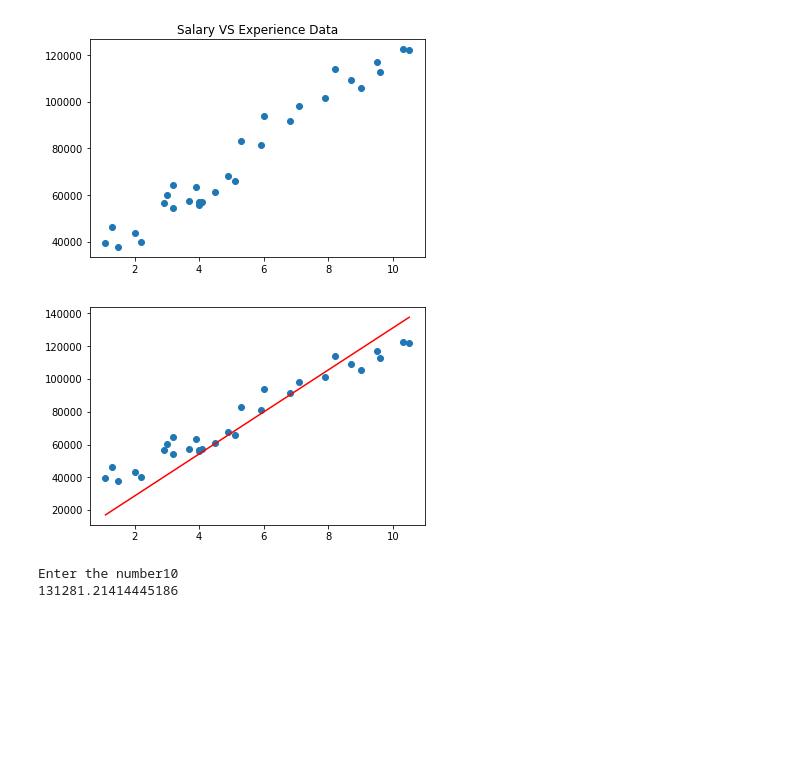
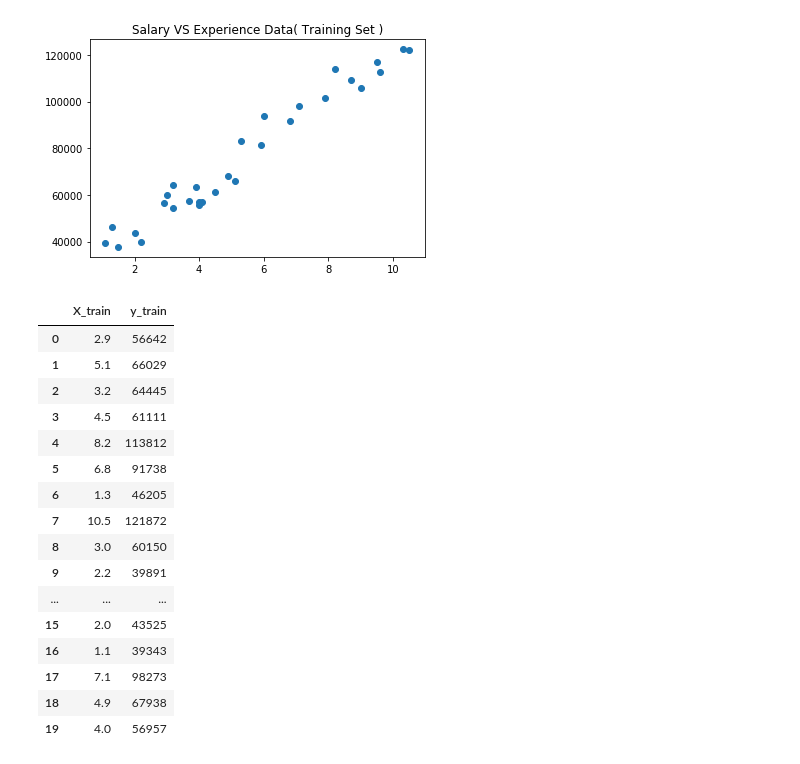
Before and after one commit to animeshsingh04/LinearRegression, a Jupyter notebook: Gradient_Descent_linear_Regression.ipynb, the cells around one changed output. Drawn from its saved outputs; the diff is of its cells as text; code cells hidden in the pictures; blank space fills up the shorter version.

```diff
--- a/Gradient_Descent_linear_Regression.ipynb
+++ b/Gradient_Descent_linear_Regression.ipynb
@@ -5,12 +7,12 @@ import matplotlib.pyplot as plt
 # %%
 def readfile(filename):
     data = pd.read_csv('salary_data.csv')
-    X = data.iloc[:, 0]
-    Y = data.iloc[:, 1]
-    plt.title('Salary VS Experience Data')
-    plt.scatter(X, Y)
+    X = data.iloc[:,:1].values.reshape(-1,1) # seprating the independent variable
+    y = data.iloc[:, 1].values.reshape(-1,1) # slicing the dependent variable
+    plt.title('Salary VS Experience Data( Training Set )')
+    plt.scatter(X, y)
     plt.show()
-    return X, Y
+    return X, y
 # %%
 def buildModel(X,Y):
 
@@ -40,22 +42,3 @@ def plotGraph(X,Y,Y_pred):
     plt.scatter(X, Y) # actual
     plt.plot([min(X), max(X)], [min(Y_pred), max(Y_pred)], color='red') # predicted
     plt.show()
-# %%
-def predict(x, m,c):
-    y_pred = c + m*x
-    return y_pred
-
-if __name__ == "__main__":
-    # load the dataset
-    X, Y = readfile('salary_data.csv')
-    m,c = buildModel(X,Y)
-    Y_pred=bestFitLine(X,m,c)
-    plotGraph(X,Y,Y_pred)
-    x = input("Enter the number")
-    x = float(x)
-    print(x*m+c)
-# %% [output]
-[figure, removed]
-[figure, removed]
-Enter the number10
-131281.21414445186
@@ -61,0 +49,26 @@ Enter the number10
+# %%
+X, y = readfile('salary_data.csv')
+# %% [output]
+[figure, added]
+# %%
+X_train, X_test, y_train, y_test = train_test_split(X, y, test_size=1/3, random_state=0)
+df = pd.DataFrame({'X_train': X_train.flatten(), 'y_train': y_train.flatten()})
+df
+# %% [output]
+|  | X_train | y_train |
+| 0 | 2.9 | 56642 |
+| 1 | 5.1 | 66029 |
+| 2 | 3.2 | 64445 |
+| 3 | 4.5 | 61111 |
+| 4 | 8.2 | 113812 |
+| 5 | 6.8 | 91738 |
+| 6 | 1.3 | 46205 |
+| 7 | 10.5 | 121872 |
+| 8 | 3.0 | 60150 |
+| 9 | 2.2 | 39891 |
+| ... | ... | ... |
+| 15 | 2.0 | 43525 |
+| 16 | 1.1 | 39343 |
+| 17 | 7.1 | 98273 |
+| 18 | 4.9 | 67938 |
+| 19 | 4.0 | 56957 |
```
Also changed, not shown: parts of 11 cells of this notebook.
